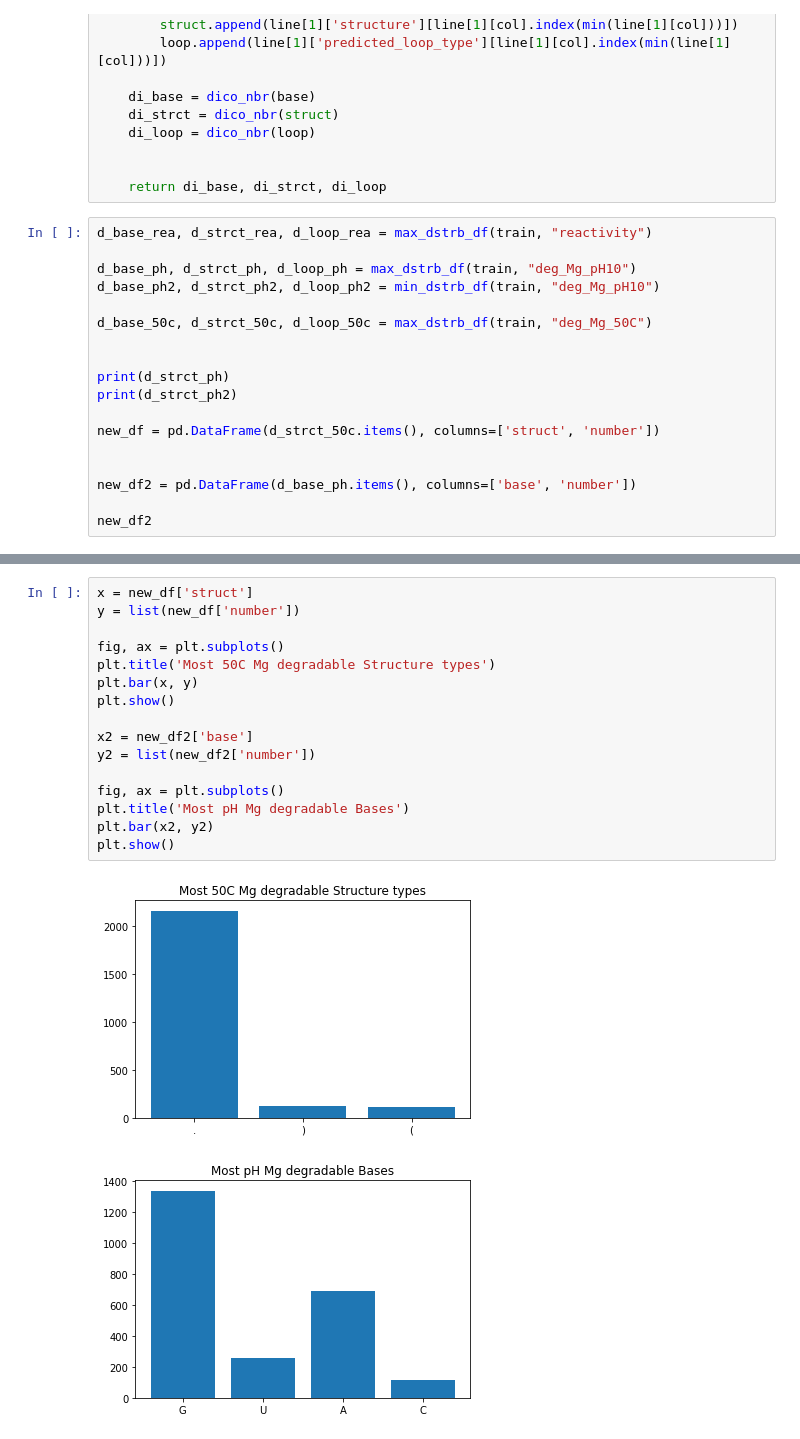
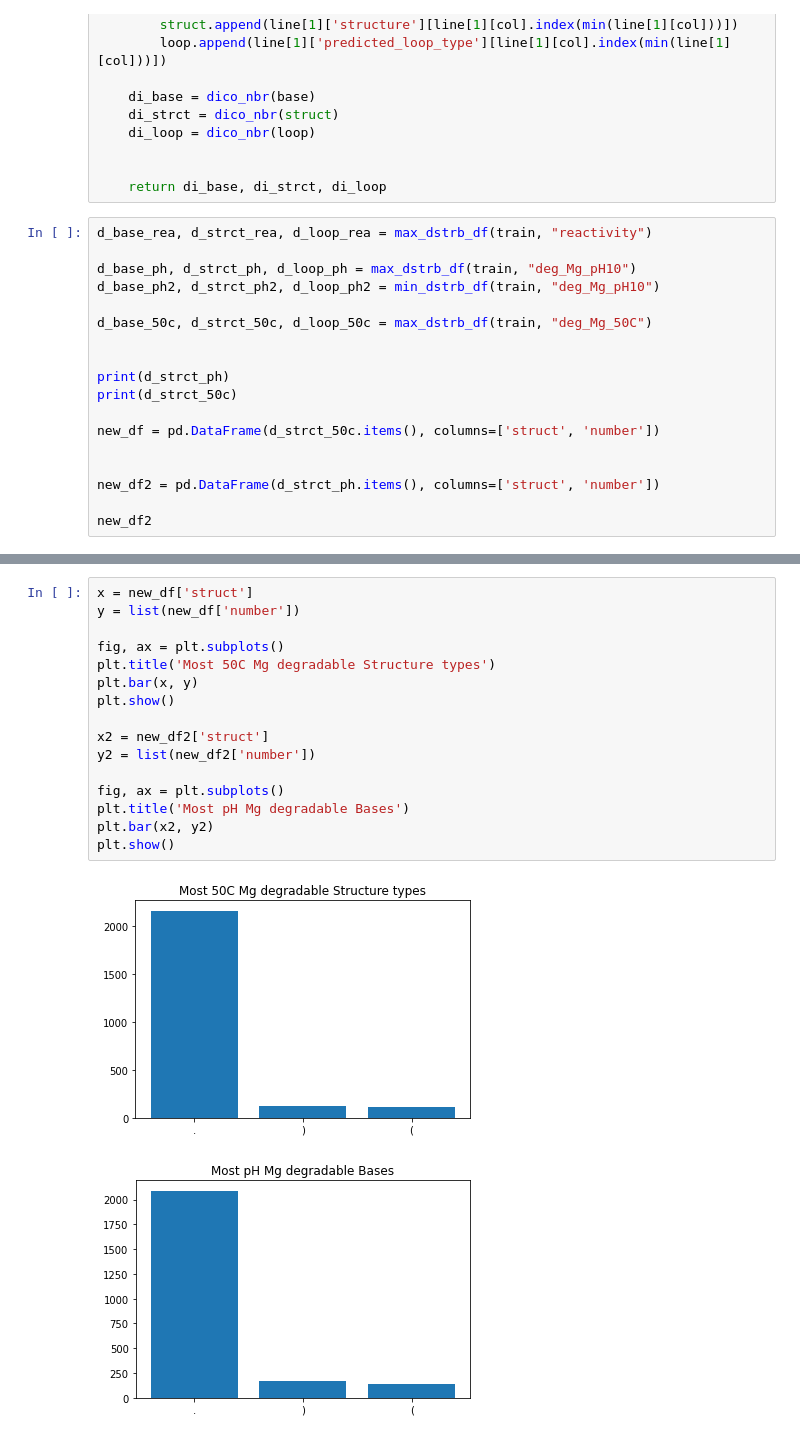
Before and after one commit to Sawzen/OpenVaccine-COVID-19-mRNA-Vaccine-Degradation-Prediction, a Jupyter notebook: Notebook/Test_Data_Visualisation.ipynb, the cells around one changed output, grey strips where cells are left out. Saved outputs shown, nothing was run; the diff lists cells and outputs as text.

Commit message:
updated the plots

```diff
--- a/Notebook/Test_Data_Visualisation.ipynb
+++ b/Notebook/Test_Data_Visualisation.ipynb
@@ -80,12 +81,12 @@ d_base_50c, d_strct_50c, d_loop_50c = max_dstrb_df(train, "deg_Mg_50C")
 
 
 print(d_strct_ph)
-print(d_strct_ph2)
+print(d_strct_50c)
 
 new_df = pd.DataFrame(d_strct_50c.items(), columns=['struct', 'number'])
 
 
-new_df2 = pd.DataFrame(d_base_ph.items(), columns=['base', 'number'])
+new_df2 = pd.DataFrame(d_strct_ph.items(), columns=['struct', 'number'])
 
 new_df2
 # %% [output]
@@ -99,19 +99,19 @@ new_df2
 # %%
 x = new_df['struct']
 y = list(new_df['number'])
 
 fig, ax = plt.subplots()
 plt.title('Most 50C Mg degradable Structure types')
 plt.bar(x, y)
 plt.show()
 
-x2 = new_df2['base']
+x2 = new_df2['struct']
 y2 = list(new_df2['number'])
 
 fig, ax = plt.subplots()
 plt.title('Most pH Mg degradable Bases')
 plt.bar(x2, y2)
 plt.show()
 # %% [output]
 [figure]
-[figure, old version]
+[figure, new version]
```
Also changed, not shown: parts of 4 cells of this notebook.
